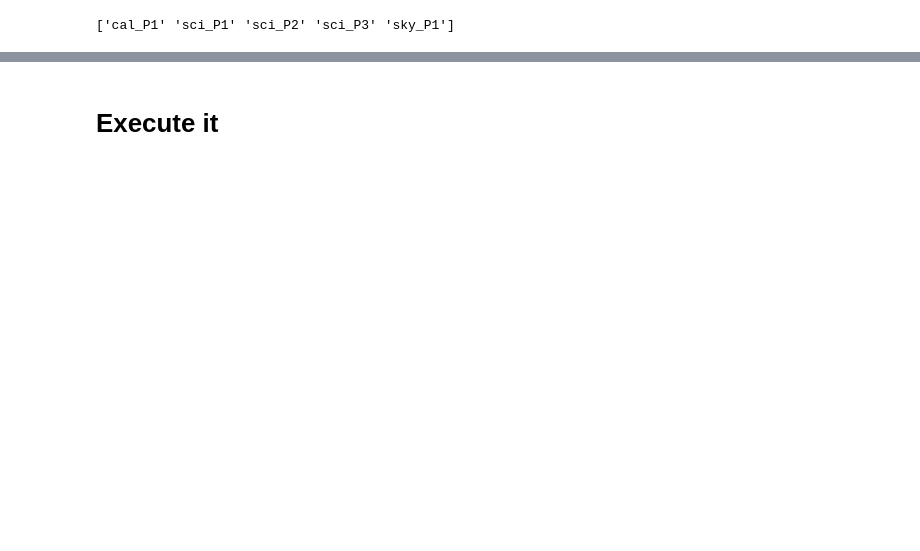
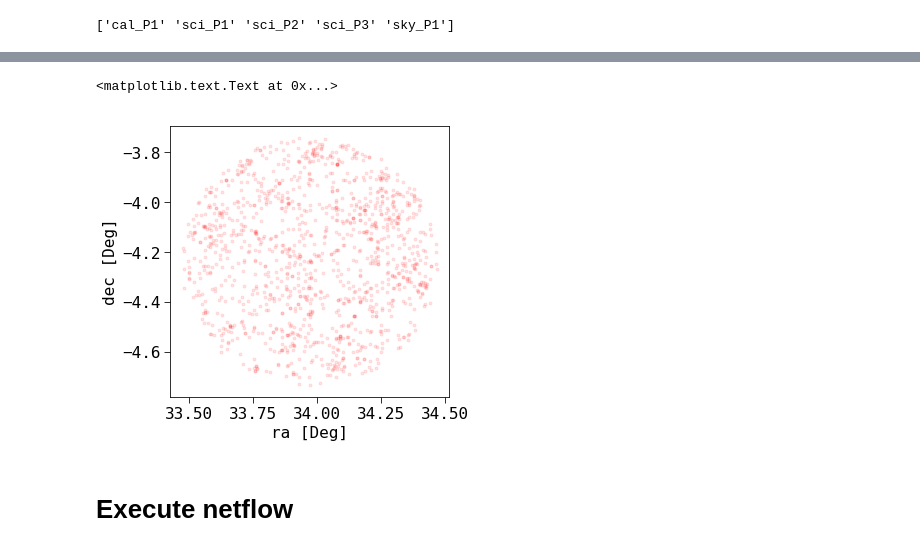
Before and after one commit to Subaru-PFS/ets_networkflow, a Jupyter notebook: real_test.ipynb, the cells around one changed output, grey strips where cells are left out. Drawn from its saved outputs; the diff is of its cells as text; code cells hidden in the pictures; blank space fills up the shorter version.

Commit message:
Worked on ETS vs netflow benchmark with calibration objects.

```diff
--- a/real_test.ipynb
+++ b/real_test.ipynb
@@ -735,0 +187,16 @@ def computeStats(g, flows, cost):
+# %%
+nsci = 0
+ncal = 0
+nsky = 0
+
+for tid,v in visibilities.iteritems():
+    if len(v) > 0:
+        if class_dict[tid][:3] == 'cal':
+            ncal += 1
+        elif class_dict[tid][:3] == 'sky':
+            nsky += 1
+        elif class_dict[tid][:3] == 'sci':
+            nsci += 1
+print("{} cobras have at least one target in reach.".format(len(ivisibilities)))
+print("{} science targets\n{} calibration targets, \
+and \n{} sky positions are in reach of at least one cobra.".format(nsci, ncal, nsky))
@@ -735,0 +210,12 @@ def computeStats(g, flows, cost):
+# %%
+def fil(xx,bb):
+    """
+    Takes a list of objects and a boolean list of same length.
+    Retruns a list with all thos object for which the boolean
+    input list had a True.
+    """
+    new = []
+    for x,b in zip(xx,bb):
+        if b:
+            new.append(x)
+    return new
@@ -736,5 +285,24 @@ def computeStats(g, flows, cost):
+# %%
+# Plot unobserved targets
+from numpy import array
+from matplotlib import pyplot as plt
+% matplotlib inline
+f = plt.figure(figsize=[5,5])
+
+#plt.plot(fil(ra,~ii), fil(dec,~ii), '.', color='k')
+plt.plot(fil(ra,ii), fil(dec,ii), '.', color='r', alpha=0.1)
+
+plt.ylabel('dec [Deg]')
+plt.xlabel('ra [Deg]')
+#plt.axis("equal")
+
+#plt.xlim([33.25,34.74])
+#plt.ylim([-5.25,-3.75])
+# %% [output]
+<matplotlib.text.Text at 0x...>
+[figure, added]
 # %% [markdown]
-# Execute it
+# Execute netflow
 # %%
 from numpy import inf
 
```
Also changed, not shown: parts of 27 cells of this notebook, 5 other files.
